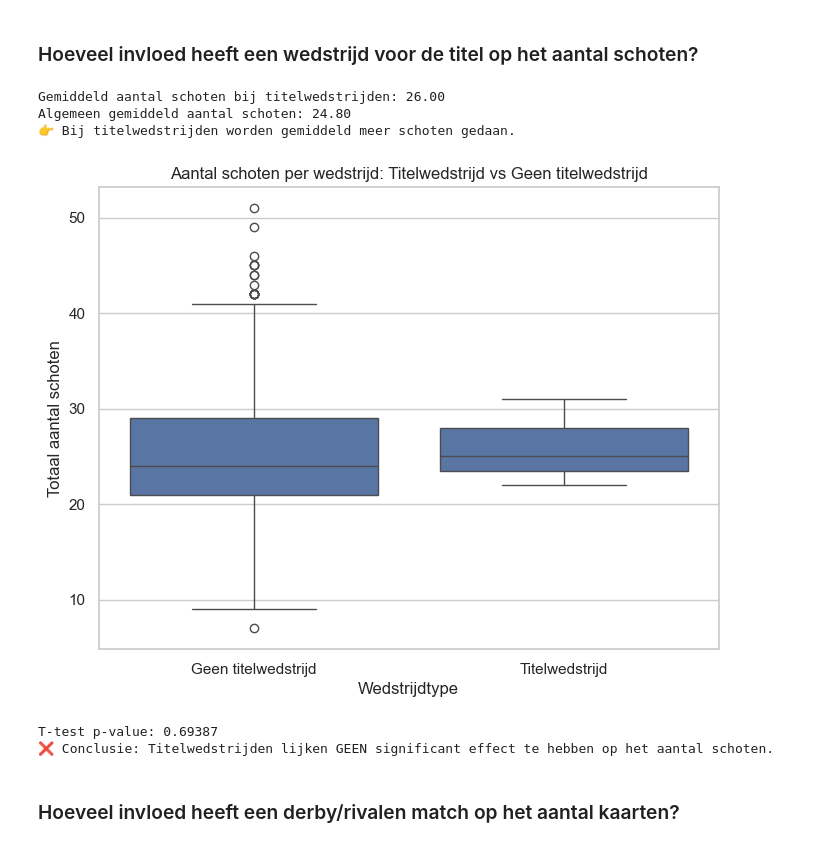
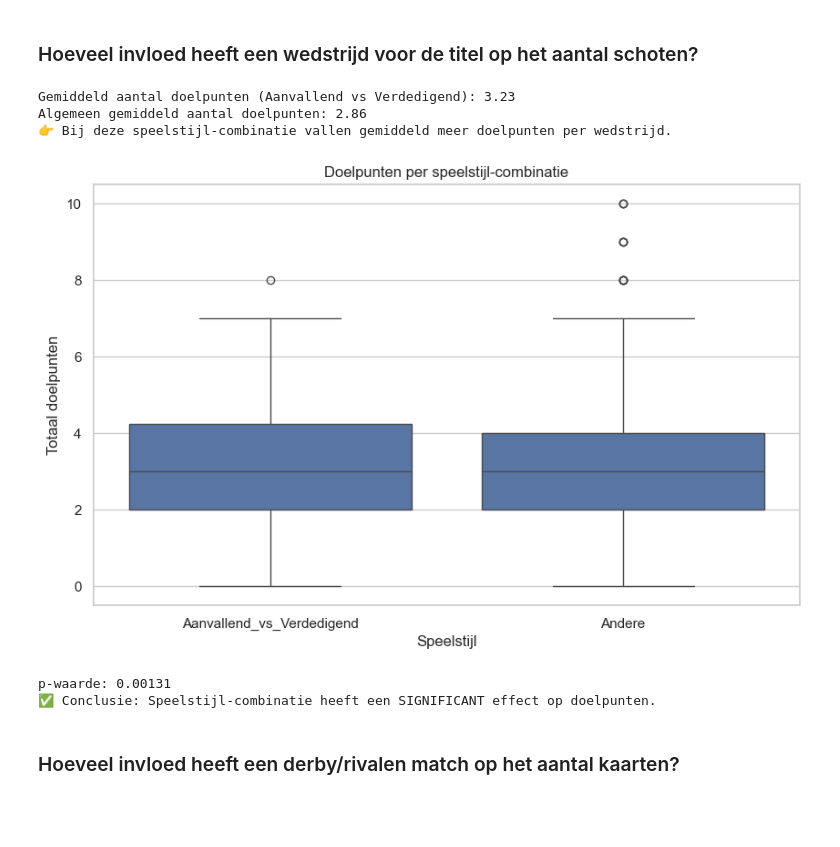
Before and after one commit to Torbendes/Bachelorproef, a Jupyter notebook: code/analyse/jpl_analyse.ipynb, the cells around one changed output. Cells and saved outputs as stored; diff of their text form; code cells hidden in the pictures; blank space fills up the shorter version.

```diff
--- a/code/analyse/jpl_analyse.ipynb
+++ b/code/analyse/jpl_analyse.ipynb
@@ -1908,55 +2032,68 @@ plt.show()
 # %% [markdown]
 ### Hoeveel invloed heeft een wedstrijd voor de titel op het aantal schoten?
 # %%
-# Subset van titelwedstrijden
-titel_subset = df[df['titel_match'] == 1].copy()
+# ===============================
+# 1. Subset: specifieke combo
+# ===============================
+combo_df = df[df["speelstijl_combo"] == "Aanvallend_vs_Verdedigend"].copy()
 
-# Gemiddelden berekenen
-gemiddelde_titel = titel_subset['totaal_schoten'].mean()
-gemiddelde_algemeen = df['totaal_schoten'].mean()
+# ===============================
+# 2. Gemiddelden
+# ===============================
+gemiddelde_combo = combo_df["totaal_doelpunten"].mean()
+gemiddelde_algemeen = df["totaal_doelpunten"].mean()
 
-print(f"Gemiddeld aantal schoten bij titelwedstrijden: {gemiddelde_titel:.2f}")
-print(f"Algemeen gemiddeld aantal schoten: {gemiddelde_algemeen:.2f}")
+print(f"Gemiddeld aantal doelpunten (Aanvallend vs Verdedigend): {gemiddelde_combo:.2f}")
+print(f"Algemeen gemiddeld aantal doelpunten: {gemiddelde_algemeen:.2f}")
 
-# Interpretatie
-if gemiddelde_titel > gemiddelde_algemeen:
+# ===============================
+# 3. Interpretatie
+# ===============================
+if gemiddelde_combo > gemiddelde_algemeen:
     conclusie = "meer"
-elif gemiddelde_titel < gemiddelde_algemeen:
+elif gemiddelde_combo < gemiddelde_algemeen:
     conclusie = "minder"
 else:
     conclusie = "hetzelfde"
 
-print(f"👉 Bij titelwedstrijden worden gemiddeld {conclusie} schoten gedaan.")
+print(f"👉 Bij deze speelstijl-combinatie vallen gemiddeld {conclusie} doelpunten per wedstrijd.")
 
-# Visualisatie
-plt.figure(figsize=(8,6))
+# ===============================
+# 4. Visualisatie
+# ===============================
+plt.figure(figsize=(10,6))
+
 sns.boxplot(
-    x=df['titel_match'].map({0:'Geen titelwedstrijd', 1:'Titelwedstrijd'}),
-    y=df['totaal_schoten']
+    x=df["speelstijl_combo"].apply(lambda x: "Aanvallend_vs_Verdedigend" if x == "Aanvallend_vs_Verdedigend" else "Andere"),
+    y=df["totaal_doelpunten"]
 )
-plt.title("Aantal schoten per wedstrijd: Titelwedstrijd vs Geen titelwedstrijd")
-plt.xlabel("Wedstrijdtype")
-plt.ylabel("Totaal aantal schoten")
+
+plt.title("Doelpunten per speelstijl-combinatie")
+plt.xlabel("Speelstijl")
+plt.ylabel("Totaal doelpunten")
 plt.show()
 
-# Statistische test (t-test)
-groep_titel = titel_subset['totaal_schoten'].dropna()
-groep_algemeen = df['totaal_schoten'].dropna()
+# ===============================
+# 5. Statistische test
+# ===============================
+groep_combo = combo_df["totaal_doelpunten"].dropna()
+groep_rest = df[df["speelstijl_combo"] != "Aanvallend_vs_Verdedigend"]["totaal_doelpunten"].dropna()
 
-t_stat, p_val = ttest_ind(groep_titel, groep_algemeen, equal_var=False)
+t_stat, p_val = ttest_ind(groep_combo, groep_rest, equal_var=False)
 
-print(f"\nT-test p-value: {p_val:.5f}")
+print(f"\np-waarde: {p_val:.5f}")
+
 if p_val < 0.05:
-    print("✅ Conclusie: Titelwedstrijden hebben een SIGNIFICANTE invloed op het aantal schoten.")
+    print("✅ Conclusie: Speelstijl-combinatie heeft een SIGNIFICANT effect op doelpunten.")
 else:
-    print("❌ Conclusie: Titelwedstrijden lijken GEEN significant effect te hebben op het aantal schoten.")
+    print("❌ Conclusie: Speelstijl-combinatie heeft GEEN significant effect op doelpunten.")
 # %% [output]
-Gemiddeld aantal schoten bij titelwedstrijden: 26.00
-Algemeen gemiddeld aantal schoten: 24.80
-👉 Bij titelwedstrijden worden gemiddeld meer schoten gedaan.
+Gemiddeld aantal doelpunten (Aanvallend vs Verdedigend): 3.23
+Algemeen gemiddeld aantal doelpunten: 2.86
+👉 Bij deze speelstijl-combinatie vallen gemiddeld meer doelpunten per wedstrijd.
-[figure, old version]
+[figure, new version]
-T-test p-value: 0.69387
-❌ Conclusie: Titelwedstrijden lijken GEEN significant effect te hebben op het aantal schoten.
+p-waarde: 0.00131
+✅ Conclusie: Speelstijl-combinatie heeft een SIGNIFICANT effect op doelpunten.
 # %% [markdown]
 ### Hoeveel invloed heeft een derby/rivalen match op het aantal kaarten?
 # %%
```
Also changed, not shown: parts of 15 cells of this notebook.
